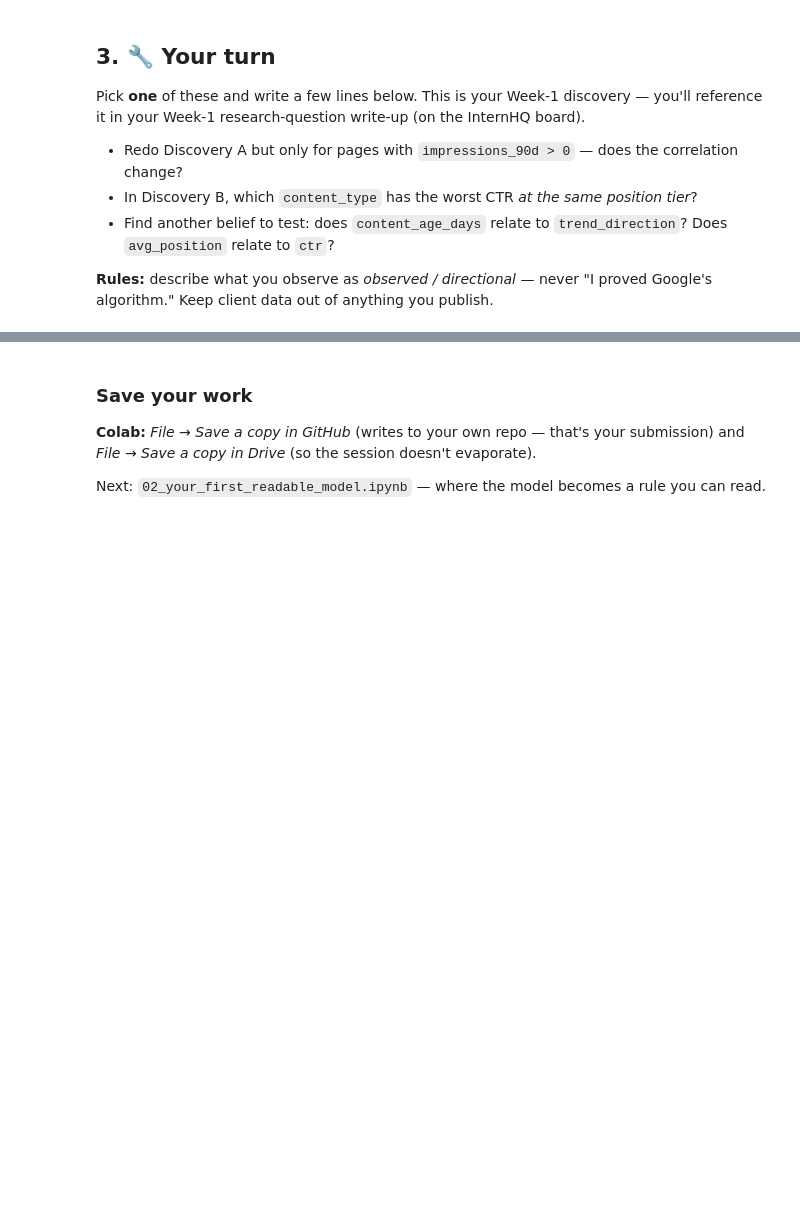
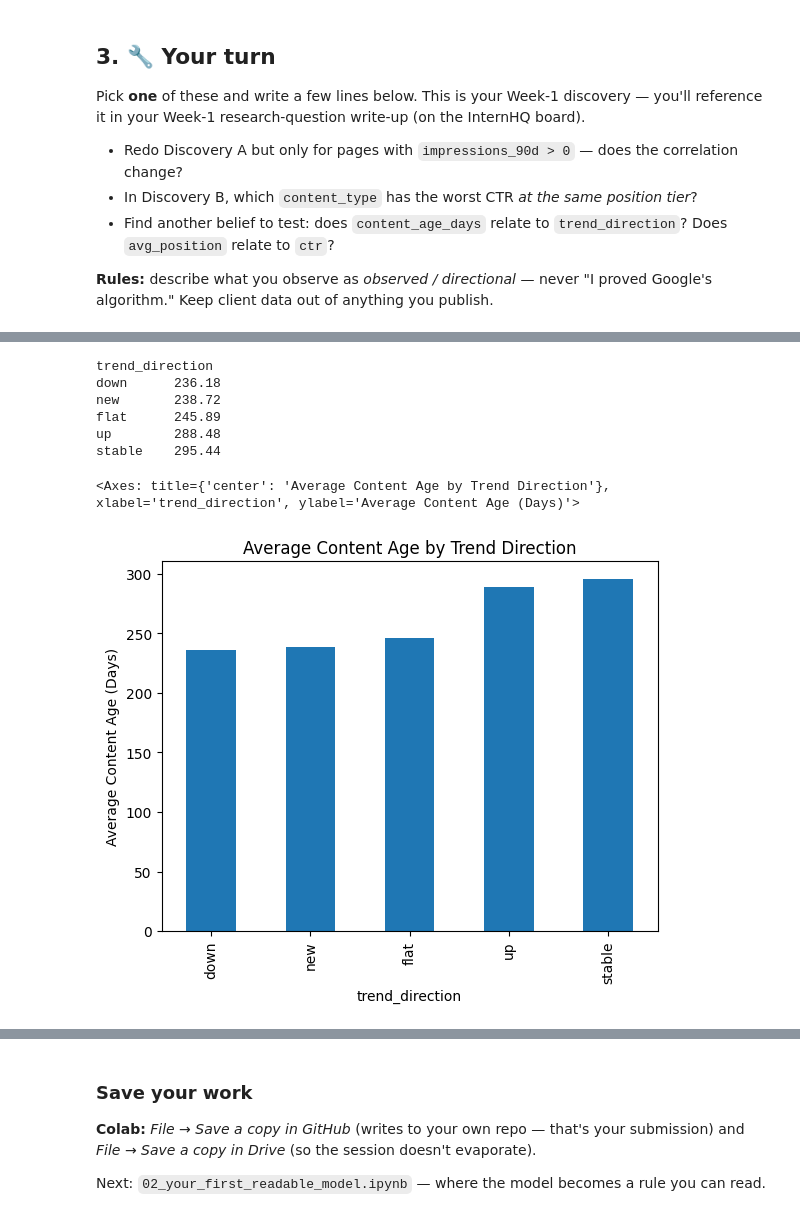
Before and after one commit to Zainab-Aijaz/WEEK1_ML_Assignment_FlyRank_Internship, a Jupyter notebook: notebooks/01_first_look_and_discovery.ipynb, the cells around one changed output, grey strips where cells are left out. Saved outputs shown, nothing was run; the diff lists cells and outputs as text; code cells hidden in the pictures; blank space fills up the shorter version.

```diff
--- a/notebooks/01_first_look_and_discovery.ipynb
+++ b/notebooks/01_first_look_and_discovery.ipynb
@@ -101,0 +178,20 @@ Pick **one** of these and write a few lines below. This is your Week-1 discovery
+# %%
+#Average position relate to CTR
+age_by_trend = df.groupby("trend_direction")["content_age_days"].mean().sort_values()
+
+print(age_by_trend.round(2).to_string())
+
+age_by_trend.plot(
+    kind="bar",
+    title="Average Content Age by Trend Direction",
+    ylabel="Average Content Age (Days)"
+)
+# %% [output]
+trend_direction
+down      236.18
+new       238.72
+flat      245.89
+up        288.48
+stable    295.44
+<Axes: title={'center': 'Average Content Age by Trend Direction'}, xlabel='trend_direction', ylabel='Average Content Age (Days)'>
+[figure, added]
```
Also changed, not shown: parts of 10 cells of this notebook.
